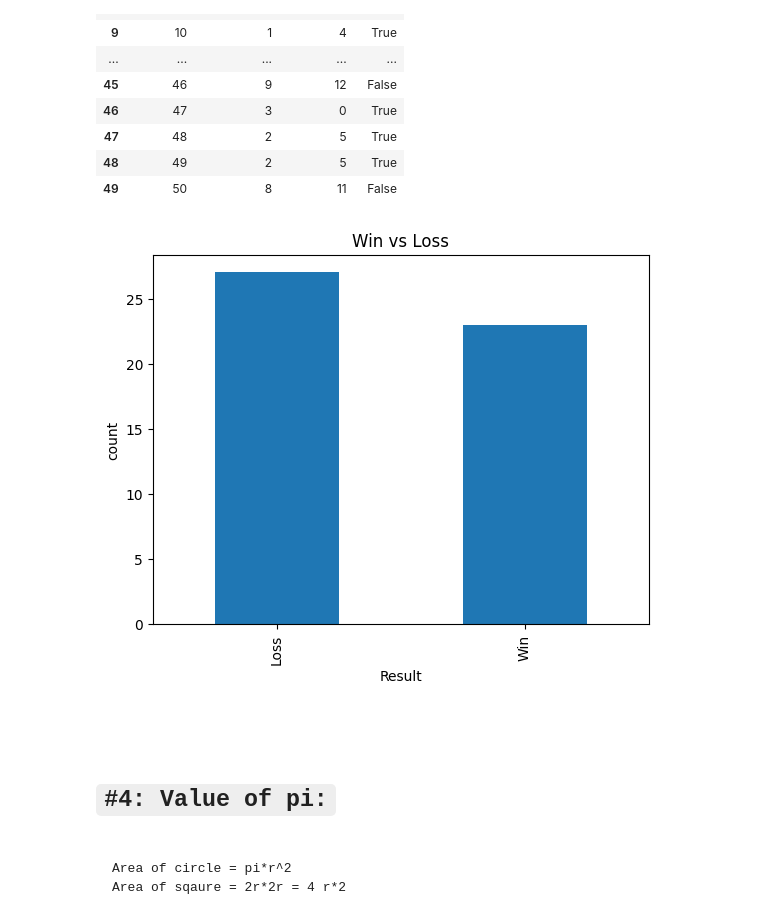
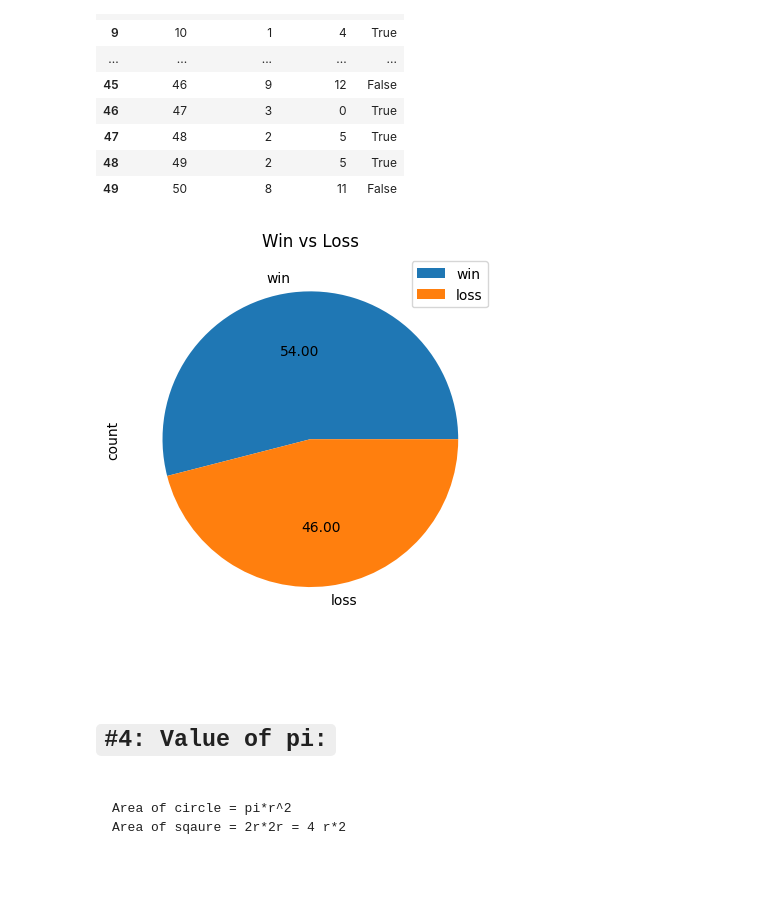
Before and after one commit to yasin-arafat-05/python-academic, a Jupyter notebook: simulation_modeling/01_monte_carlo.ipynb, the cells around one changed output. Cells and saved outputs as stored; diff of their text form; code cells hidden in the pictures; blank space fills up the shorter version.

```diff
--- a/simulation_modeling/01_monte_carlo.ipynb
+++ b/simulation_modeling/01_monte_carlo.ipynb
@@ -79,12 +79,13 @@ Win,Loss  (27, 23)
 | 49 | 50 | 8 | 11 | False |
 # %%
 
+
 plt.title(f"Win vs Loss")
-data_frame["Result"].astype(int).value_counts().plot(kind="bar",ylabel="count")
-plt.xticks([1,0],["Win","Loss"])
+data_frame["Result"].astype(int).value_counts().rename({0:"loss",1:"win"}).plot(kind="pie",autopct="%.2f")
+plt.legend()
 plt.show()
 # %% [output]
-[figure, old version]
+[figure, new version]
 # %% [markdown]
 <br>
 <br>
```
